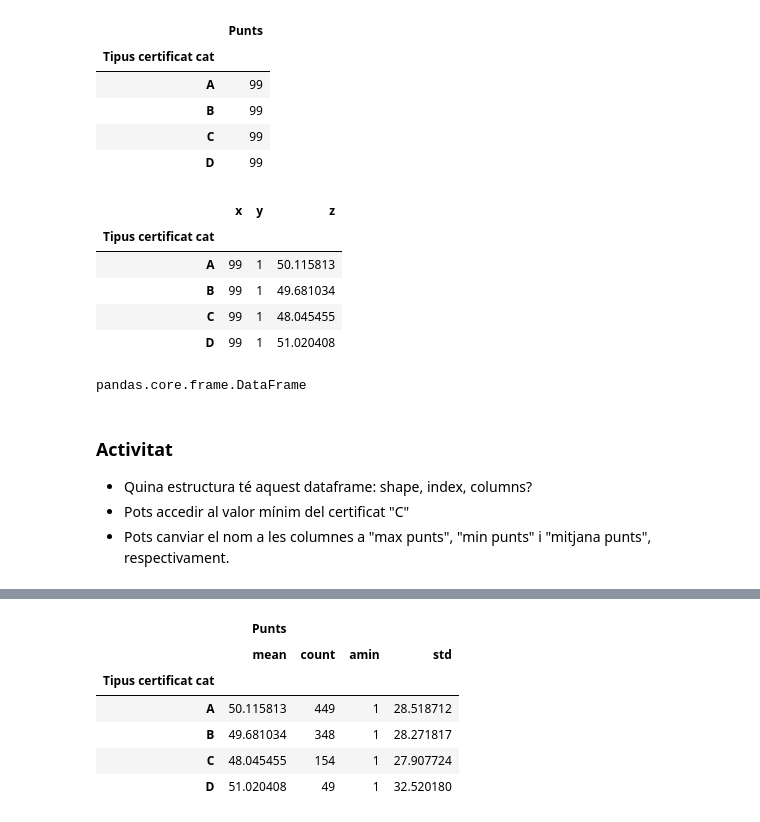
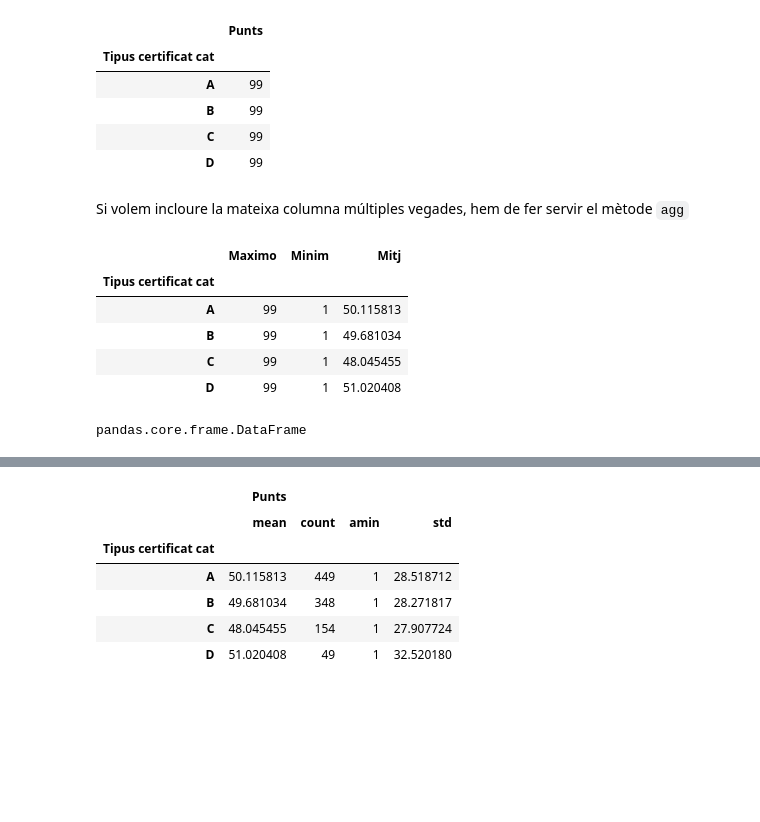
Before and after one commit to wisaaco/TallerPythonFEE, a Jupyter notebook: lessons/4/4_PandasGroups.ipynb, the cells around one changed output, grey strips where cells are left out. Drawn from its saved outputs; the diff is of its cells as text; code cells hidden in the pictures; blank space fills up the shorter version.

```diff
--- a/lessons/4/4_PandasGroups.ipynb
+++ b/lessons/4/4_PandasGroups.ipynb
@@ -173,13 +191,15 @@ df.groupby(["Tipus certificat cat"]).aggregate({
 | B | 99 |
 | C | 99 |
 | D | 99 |
+# %% [markdown]
+Si volem incloure la mateixa columna múltiples vegades, hem de fer servir el mètode `agg`
 # %%
 import numpy as np
-
-dftipus = df.groupby(["Tipus certificat cat"]).agg(x=('Punts', max), y=('Punts', 'min'), z=('Punts', np.mean))
+## Una manera
+dftipus = df.groupby(["Tipus certificat cat"]).agg(Maximo=('Punts', max), Minim=('Punts', 'min'), Mitj=('Punts', np.mean))
 dftipus
 # %% [output]
-|  | x | y | z |
+|  | Maximo | Minim | Mitj |
 | Tipus certificat cat |  |  |  |
 | A | 99 | 1 | 50.115813 |
 | B | 99 | 1 | 49.681034 |
@@ -190,7 +210,2 @@ type(dftipus) #Nota: Una vegada feta una agregació damunt una agrupació obteni
 # %% [output]
 pandas.core.frame.DataFrame
-# %% [markdown]
-### Activitat
-- Quina estructura té aquest dataframe: shape, index, columns?
-- Pots accedir al valor mínim del certificat "C"
-- Pots canviar el nom a les columnes a "max punts", "min punts" i "mitjana punts", respectivament.
```
Also changed, not shown: parts of 54 cells of this notebook, 2 other files.
